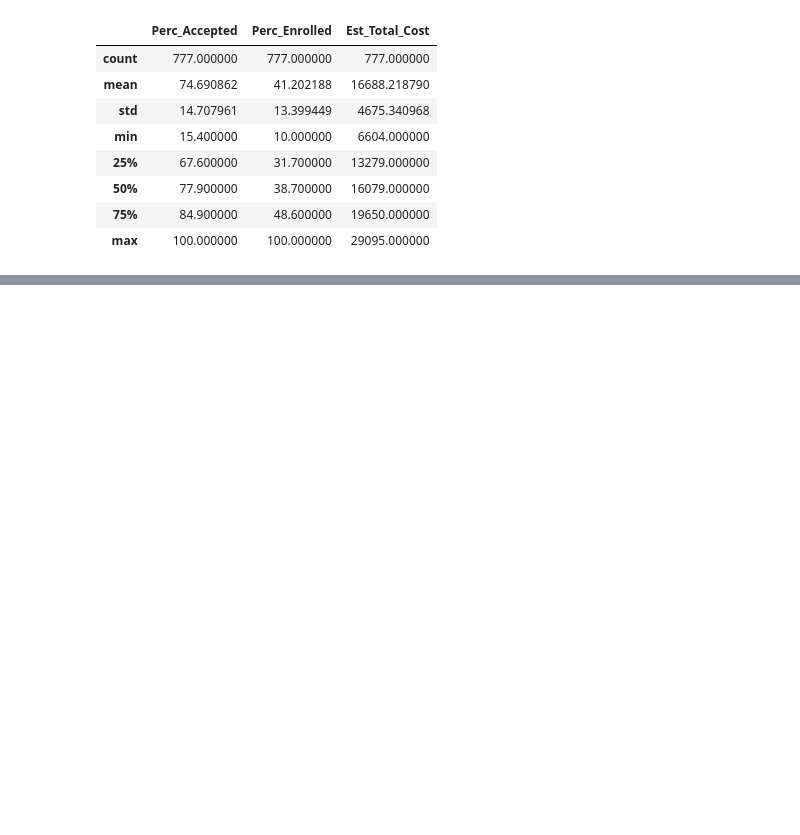
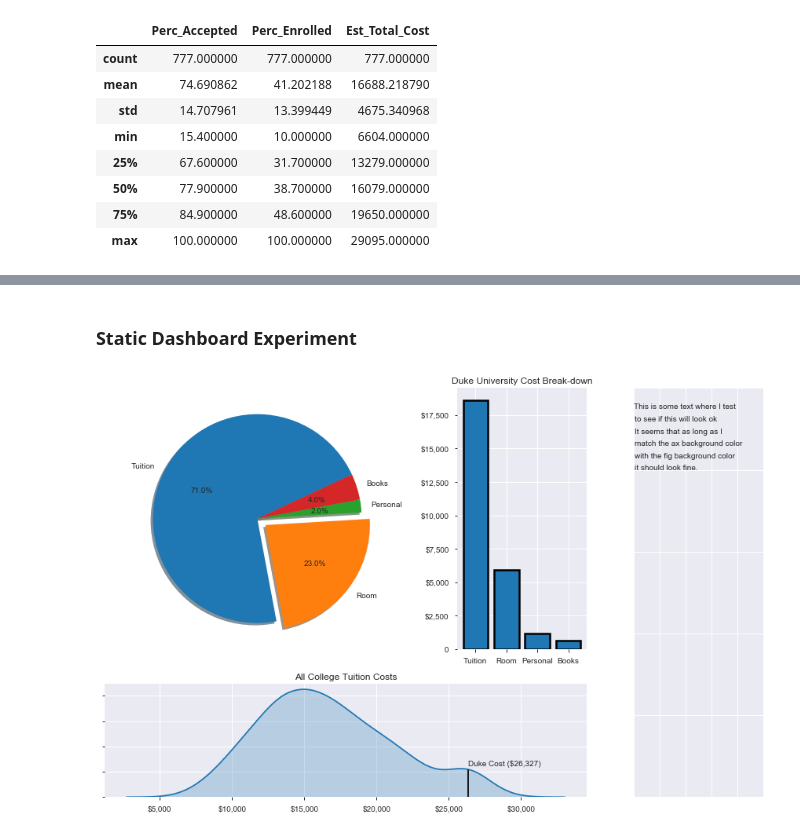
Before and after one commit to RNEnriquez/Random-Analysis, a Jupyter notebook: College-Analysis.ipynb, the cells around one changed output, grey strips where cells are left out. Saved outputs shown, nothing was run; the diff lists cells and outputs as text; code cells hidden in the pictures; blank space fills up the shorter version.

```diff
--- a/College-Analysis.ipynb
+++ b/College-Analysis.ipynb
@@ -119,0 +163,56 @@ admissions.describe()[["Perc_Accepted", "Perc_Enrolled", "Est_Total_Cost"]]
+# %%
+outstate = int(round(duke["Outstate"] / duke["Est_Total_Cost"], 2) * 100)
+room = int(round(duke["Room_Board"] / duke["Est_Total_Cost"], 2) * 100)
+books = int(round(duke["Books"] / duke["Est_Total_Cost"], 2) * 100)
+personal = int(round(duke["Personal"] / duke["Est_Total_Cost"], 2) * 100)
+
+values = [outstate, room, books, personal]
+# %%
+yLabels = ["0", "$2,500", "$5,000", "$7,500", "$10,000", "$12,500", "$15,000", "$17,500"]
+names = ["Tuition", "Room", "Personal", "Books"]
+# %% [markdown]
+### Static Dashboard Experiment
+# %%
+fig = plt.figure(figsize=(12,8))
+fig.set_facecolor("white")
+
+ax1 = plt.subplot2grid((3,4), (0,0), colspan=2, rowspan=2)
+ax1.pie(x=values, labels=names, shadow=True, explode=(0,0.1,0,0),
+       startangle=25, autopct="%1.1f%%")
+
+ax2 = plt.subplot2grid((3,4), (0,2), rowspan=2)
+ax2.bar(x=names, height=[18590, 5950, 1162, 625], edgecolor="black",
+          linewidth=2.5)
+ax2.set_yticklabels(yLabels)
+ax2.spines["top"].set_visible(False)
+ax2.spines["right"].set_visible(False)
+ax2.set_title("Duke University Cost Break-down")
+
+ax3 = plt.subplot2grid((3,4), (2,0), colspan=3)
+sns.kdeplot(admissions["Est_Total_Cost"], ax=ax3, legend=False, shade=True)
+ax3.axvline(x=duke["Est_Total_Cost"].values, color="black", ymin=0, ymax=0.24)
+ax3.spines["top"].set_visible(False)
+ax3.spines["right"].set_visible(False)
+ax3.annotate(s="Duke Cost ($26,327)", xy=[duke["Est_Total_Cost"].values, 0.000025])
+ax3.set_xticklabels(["0","$5,000", "$10,000", "$15,000", "$20,000", "$25,000", "$30,000"])
+ax3.set_yticklabels([""])
+ax3.set_title("All College Tuition Costs")
+
+ax4 = plt.subplot2grid((3,4), (0,3), rowspan=3)
+ax4.tick_params(bottom=False, left=False)
+ax4.set_xticklabels("")
+ax4.set_yticklabels("")
+ax4.spines["top"].set_visible(False)
+ax4.spines["right"].set_visible(False)
+ax4.spines["bottom"].set_visible(False)
+ax4.spines["left"].set_visible(False)
+ax4.annotate(s="This is some text where I test", xy=[0,0.95])
+ax4.annotate(s="to see if this will look ok", xy=[0.01,0.92])
+ax4.annotate(s="It seems that as long as I", xy=[0.01, 0.89])
+ax4.annotate(s="match the ax background color", xy=[0.01, 0.86])
+ax4.annotate(s="with the fig background color", xy=[0.01, 0.83])
+ax4.annotate(s="it should look fine.", xy=[0.01, 0.8])
+
+fig.tight_layout()
+# %% [output]
+[figure, added]
```
Also changed, not shown: parts of 8 cells of this notebook.
